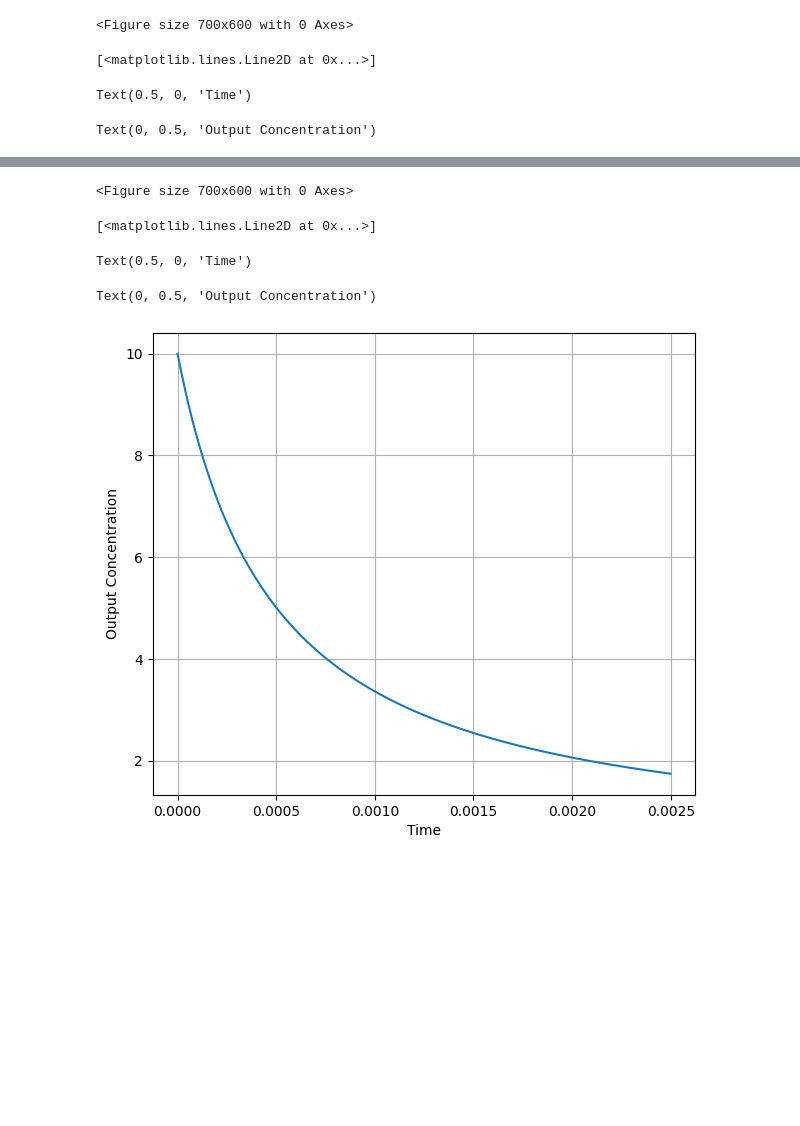
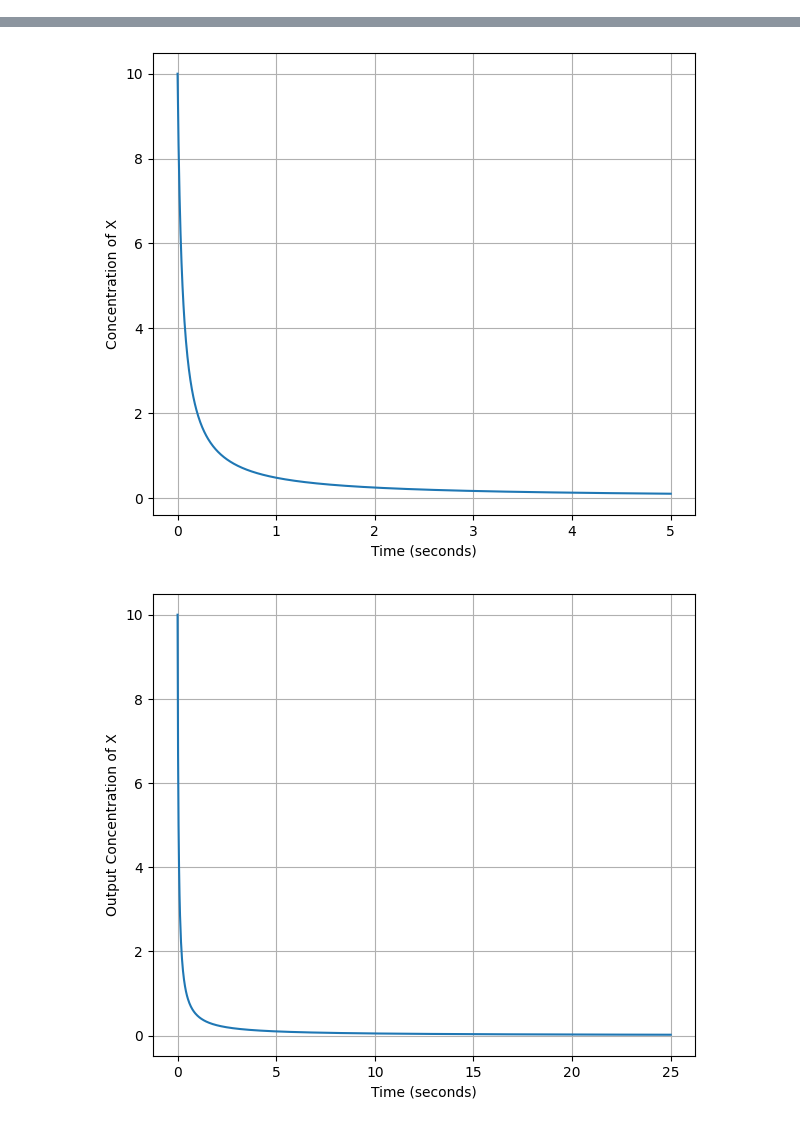
Before and after one commit to basspunkfm/ProjectSummer2025, a Jupyter notebook: autoreduce_pacti.ipynb, the cells around one changed output, grey strips where cells are left out. Drawn from its saved outputs; the diff is of its cells as text; code cells hidden in the pictures; blank space fills up the shorter version.

```diff
--- a/autoreduce_pacti.ipynb
+++ b/autoreduce_pacti.ipynb
@@ -12,12 +12,11 @@ for x, x_ic in x0_dict.items():
     curr_ind = sys.x.index(Symbol(x))
     sys.x_init[curr_ind] = x_ic
 
-
 # Print species
-print("species:", [str(s) for s in sys.x])
+print("Species:", [str(s) for s in sys.x])
 
 # Print original system ODEs
-print("\noriginal system:\n")
+print("\nOriginal system:")
 for i, eq in enumerate(sys.f):
     print(f"d{sys.x[i]}/dt = {eq}")
 
@@ -27,20 +26,7 @@ import numpy as np
 
 species_names = [str(s) for s in sys.x]
 
-timepoints2_ode = np.linspace(0,1,1000)
-sys_ode = get_ODE(sys, timepoints2_ode)  # sys_ode is the object that we get after using the get_ODE function
-sol = sys_ode.solve_system().T
-
-plt.figure(figsize = (7,6))
-
-full_model = np.transpose(np.array(sys.C)@sol)
-plt.plot(timepoints2_ode, full_model)
-plt.xlabel('Time')
-plt.ylabel('Output Concentration')
-plt.grid(True)
-plt.show()
-
-timepoints_ode = np.linspace(0, 0.0025, 1000)
+timepoints_ode = np.linspace(0, 1, 1000)
 sys_ode = get_ODE(sys, timepoints_ode)  # sys_ode is the object that we get after using the get_ODE function
 sol = sys_ode.solve_system().T
 
@@ -48,8 +34,37 @@ plt.figure(figsize = (7,6))
 
 full_model = np.transpose(np.array(sys.C)@sol)
 plt.plot(timepoints_ode, full_model)
-plt.xlabel('Time')
-plt.ylabel('Output Concentration')
+plt.xlabel('Time (seconds)')
+plt.ylabel('Concentration of X')
 plt.grid(True)
 plt.show()
+
+timepoints2_ode = np.linspace(0,5,1000)
+sys_ode = get_ODE(sys, timepoints2_ode)  # sys_ode is the object that we get after using the get_ODE function
+sol = sys_ode.solve_system().T
+
+
+plt.figure(figsize = (7,6))
+
+full_model = np.transpose(np.array(sys.C)@sol)
+plt.plot(timepoints2_ode, full_model)
+plt.xlabel('Time (seconds)')
+plt.ylabel('Concentration of X')
+plt.grid(True)
+plt.show()
+
+
+
+timepoints3_ode = np.linspace(0, 25, 1000)
+sys_ode = get_ODE(sys, timepoints3_ode)  # sys_ode is the object that we get after using the get_ODE function
+sol = sys_ode.solve_system().T
+
+plt.figure(figsize = (7,6))
+
+full_model = np.transpose(np.array(sys.C)@sol)
+plt.plot(timepoints3_ode, full_model)
+plt.xlabel('Time (seconds)')
+plt.ylabel('Output Concentration of X')
+plt.grid(True)
+plt.show()
 # %% [output]
@@ -69,4 +82,0 @@ dcomplex_Y_2x_/dt = Y**2*kb__ - Z*complex_Y_2x_*kb__ - complex_Y_2x_*ku__ + comp
-<Figure size 700x600 with 0 Axes>
-[<matplotlib.lines.Line2D at 0x...>]
-Text(0.5, 0, 'Time')
-Text(0, 0.5, 'Output Concentration')
@@ -74,5 +84,2 @@ Text(0, 0.5, 'Output Concentration')
-<Figure size 700x600 with 0 Axes>
-[<matplotlib.lines.Line2D at 0x...>]
-Text(0.5, 0, 'Time')
-Text(0, 0.5, 'Output Concentration')
-[figure, old version]
+[figure, new version]
+[figure, added]
```
Also changed, not shown: parts of 4 cells of this notebook, 4 other files.
